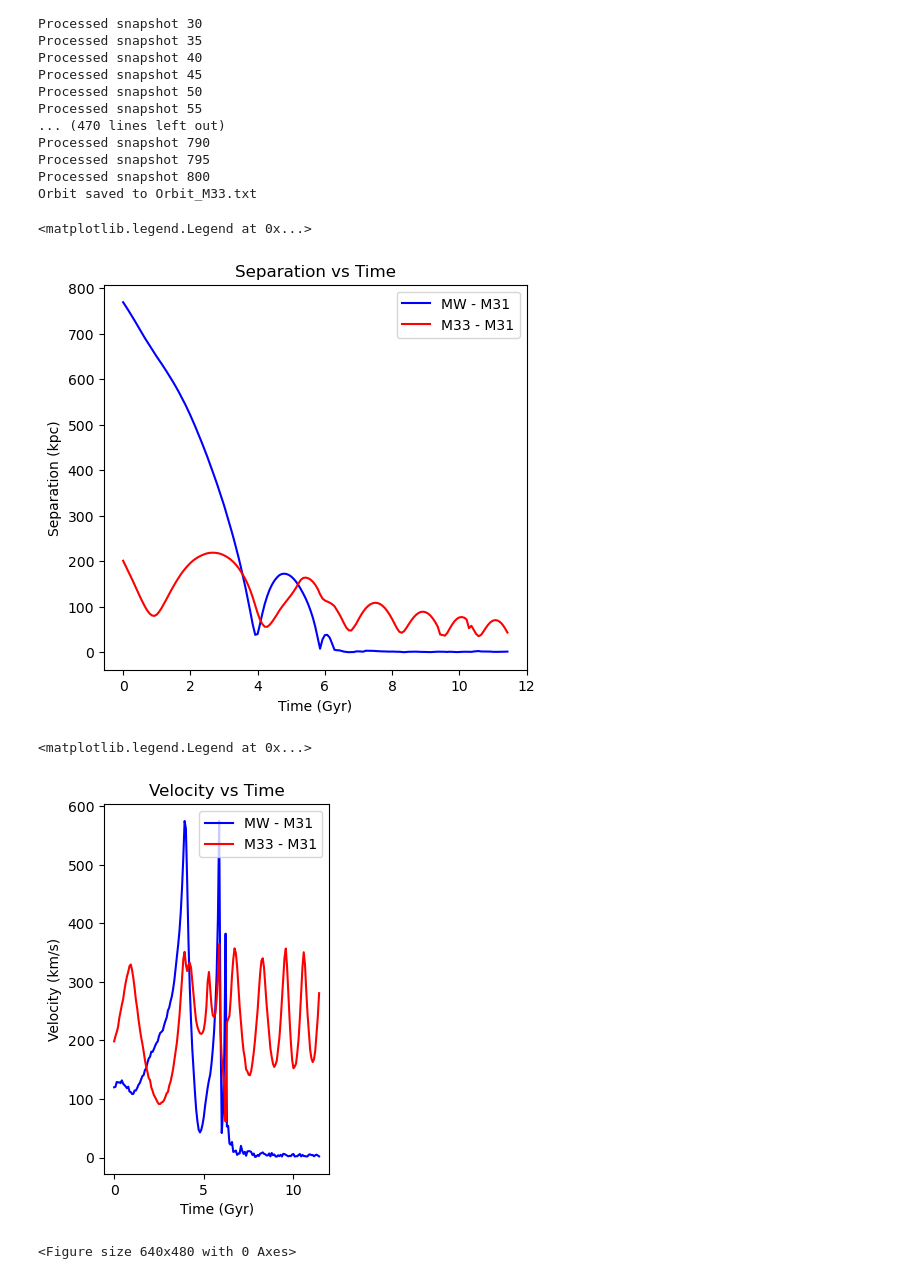
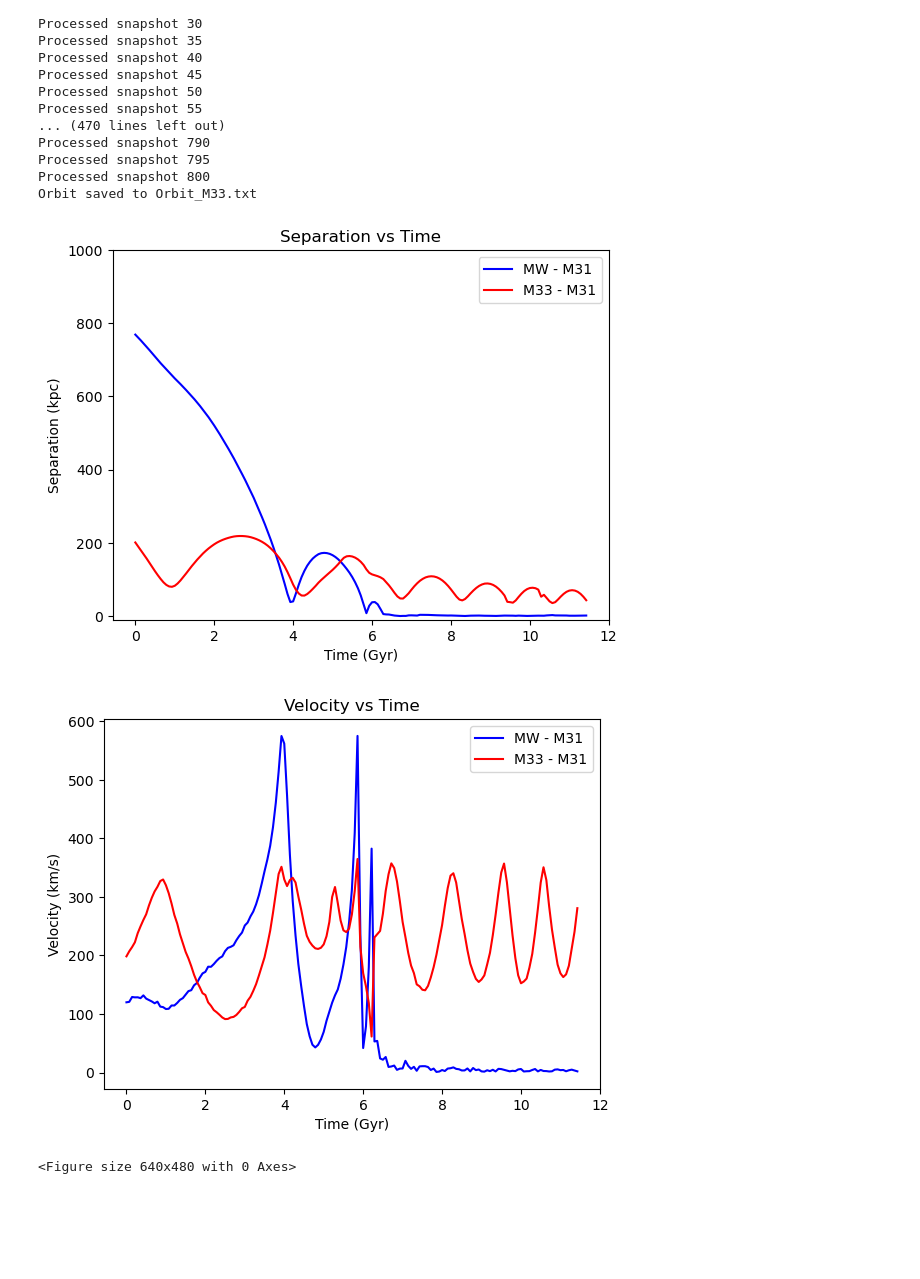
Before and after one commit to ellab916/400B--EllaB, a Jupyter notebook: Homeworks/Homework6/OrbitCOM.ipynb, the cells around one changed output. Drawn from its saved outputs; the diff is of its cells as text; code cells hidden in the pictures; blank space fills up the shorter version.

```diff
--- a/Homeworks/Homework6/OrbitCOM.ipynb
+++ b/Homeworks/Homework6/OrbitCOM.ipynb
@@ -142,36 +142,34 @@ vel_M33_M31 = np.linalg.norm(M33_vel - M31_vel, axis=1)  # M33 - M31
 # %%
 # Plot the Orbit of the galaxies
 #################################
 
 # Set figure size
-plt.figure(figsize=(12, 5))
 
 # Plot Separation vs Time
-plt.subplot(1, 2, 1)  # 1 row, 2 columns, 1st plot
+plt.ylim(-10, 1000)
 plt.plot(time, sep_MW_M31, label="MW - M31", color="blue")
 plt.plot(time, sep_M33_M31, label="M33 - M31", color="red")
 plt.xlabel("Time (Gyr)")
 plt.ylabel("Separation (kpc)")
 plt.title("Separation vs Time")
 plt.legend()
+plt.savefig("SeparationvsTime.png")
 # %% [output]
-<matplotlib.legend.Legend at 0x...>
-[figure, old version]
+[figure, new version]
 # %%
 # Plot the orbital velocities of the galaxies
 #################################
 
 # Plot Velocity vs Time
-plt.subplot(1, 2, 2)  # 1 row, 2 columns, 2nd plot
 plt.plot(time, vel_MW_M31, label="MW - M31", color="blue")
 plt.plot(time, vel_M33_M31, label="M33 - M31", color="red")
 plt.xlabel("Time (Gyr)")
 plt.ylabel("Velocity (km/s)")
 plt.title("Velocity vs Time")
 plt.legend()
+plt.savefig("VelocityvsTime.png")
 # %% [output]
-<matplotlib.legend.Legend at 0x...>
-[figure, old version]
+[figure, new version]
 # %%
 # Show the plots
 plt.tight_layout()
```
Also changed, not shown: parts of 1 cell of this notebook.
